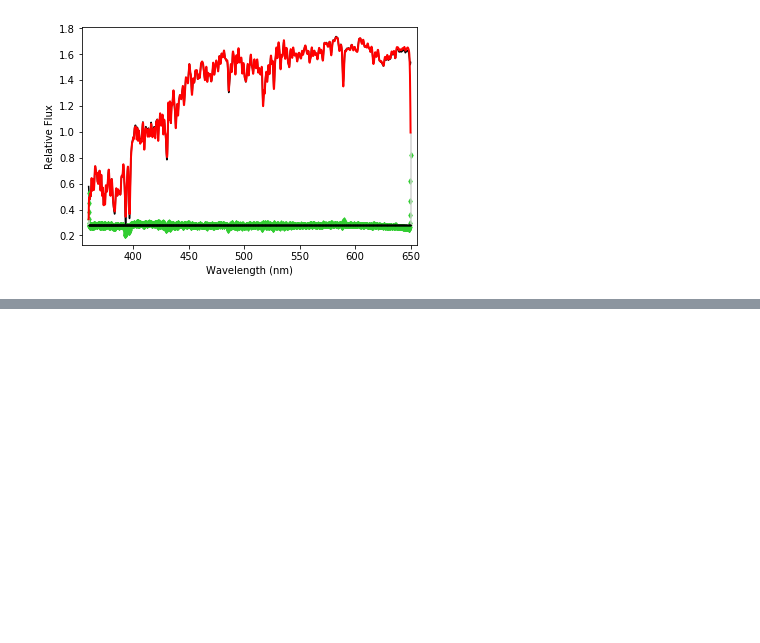
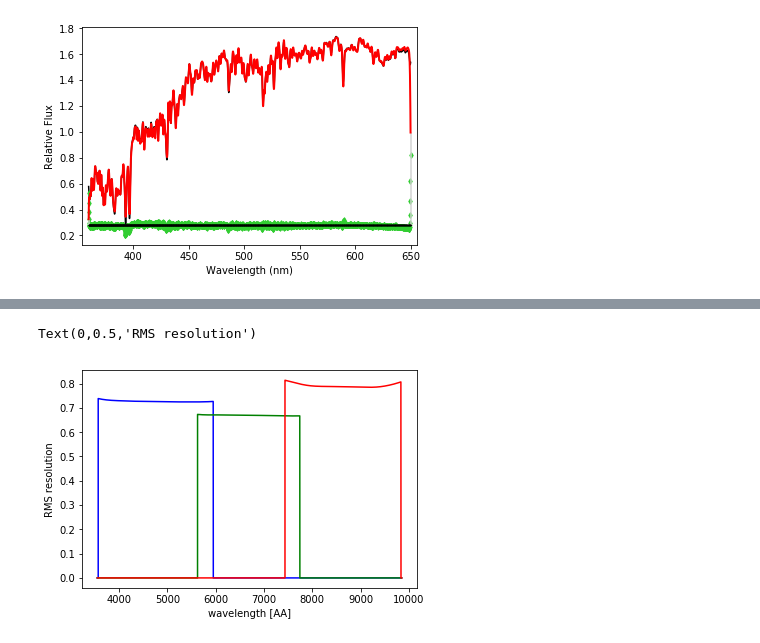
Before and after one commit to ritatojeiro/desi_gqp, a Jupyter notebook: nb/start_example.ipynb, the cells around one changed output, grey strips where cells are left out. Cells and saved outputs as stored; diff of their text form; code cells hidden in the pictures; blank space fills up the shorter version.

```diff
--- a/nb/start_example.ipynb
+++ b/nb/start_example.ipynb
@@ -258,0 +274,21 @@ Elapsed time in PPXF: 0.06 s
+# %%
+#to access those values directly, for each of the arms:
+instrument = specsim.instrument.initialize(config)
+
+wavelength_blue = instrument.cameras[0]._wavelength
+rms_res_blue = instrument.cameras[0].rms_resolution.to(instrument._wavelength.unit).value
+
+wavelength_green = instrument.cameras[1]._wavelength
+rms_res_green = instrument.cameras[1].rms_resolution.to(instrument._wavelength.unit).value
+
+wavelength_red = instrument.cameras[2]._wavelength
+rms_res_red = instrument.cameras[2].rms_resolution.to(instrument._wavelength.unit).value
+# %%
+plt.plot(wavelength_blue,rms_res_blue, color='blue')
+plt.plot(wavelength_green,rms_res_green, color='green')
+plt.plot(wavelength_red,rms_res_red, color='red')
+plt.xlabel('wavelength [AA]')
+plt.ylabel('RMS resolution')
+# %% [output]
+Text(0,0.5,'RMS resolution')
+[figure, added]
```
Also changed, not shown: parts of 5 cells of this notebook.
